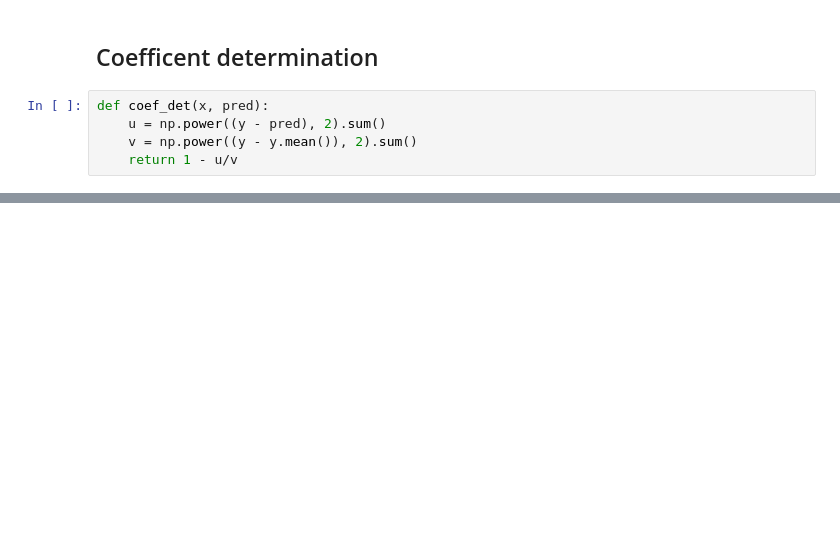
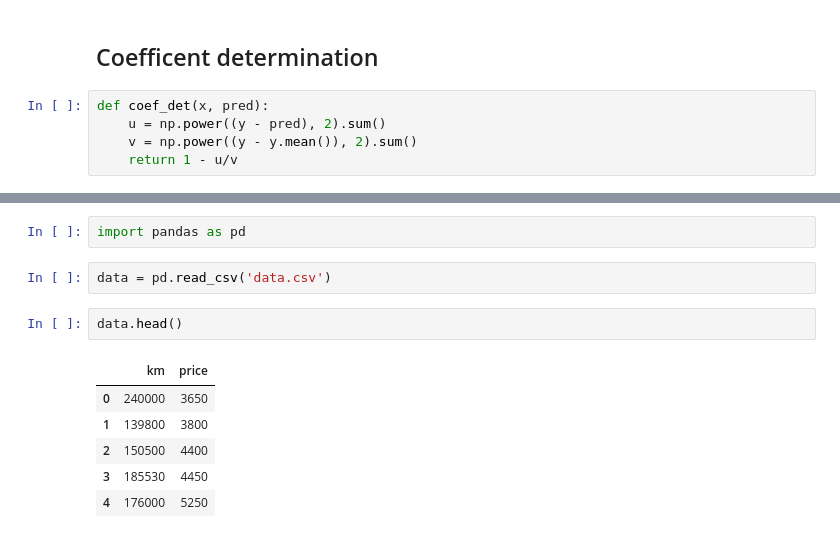
Before and after one commit to vportens/machine_learning, a Jupyter notebook: first_regretion_lineaire.ipynb, the cells around one changed output, grey strips where cells are left out. Saved outputs shown, nothing was run; the diff lists cells and outputs as text; blank space fills up the shorter version.

```diff
--- a/first_regretion_lineaire.ipynb
+++ b/first_regretion_lineaire.ipynb
@@ -89,0 +133,13 @@ print(coef_determination)
+# %%
+import pandas as pd
+# %%
+data = pd.read_csv('data.csv')
+# %%
+data.head()
+# %% [output]
+|  | km | price |
+| 0 | 240000 | 3650 |
+| 1 | 139800 | 3800 |
+| 2 | 150500 | 4400 |
+| 3 | 185530 | 4450 |
+| 4 | 176000 | 5250 |
```
Also changed, not shown: parts of 15 cells of this notebook.
